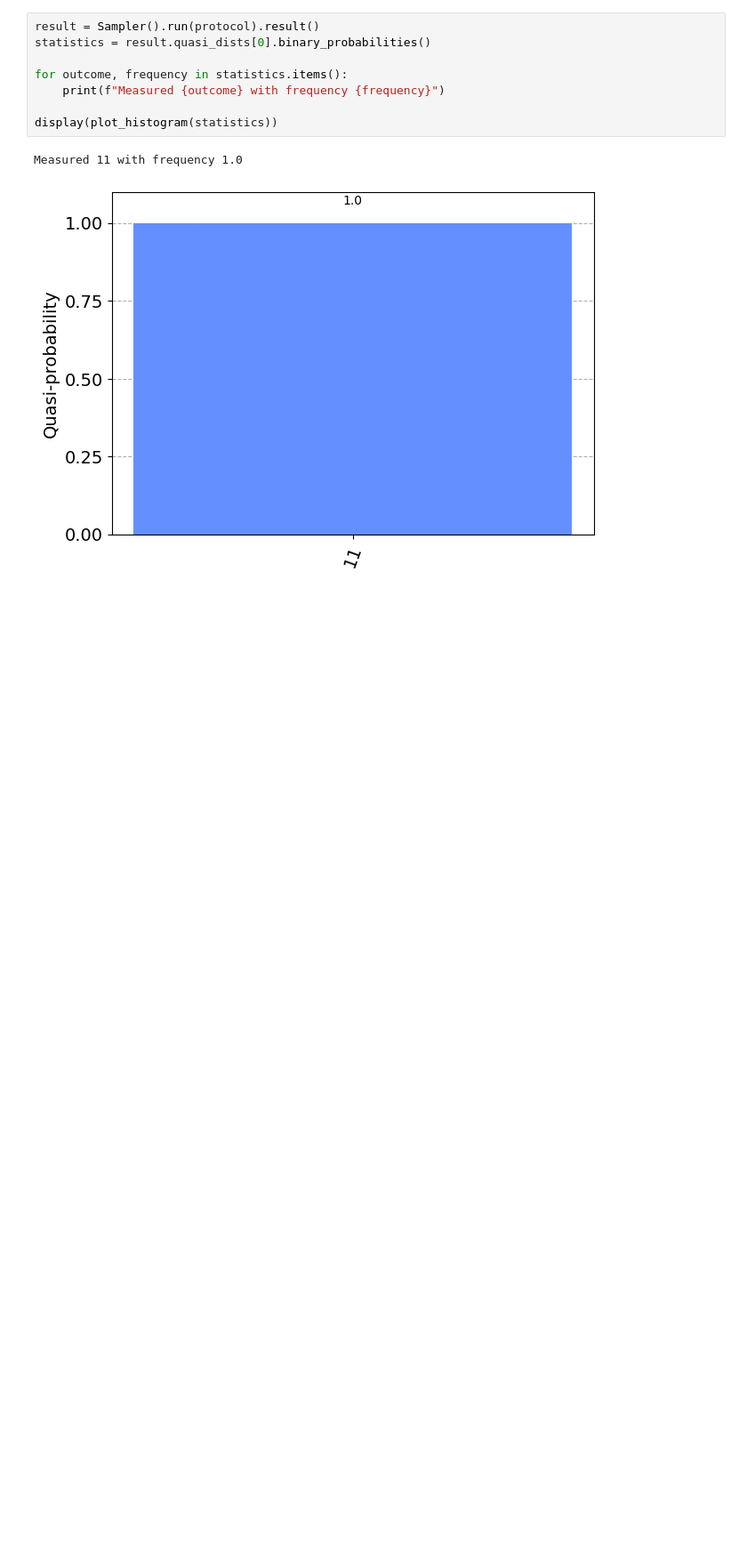
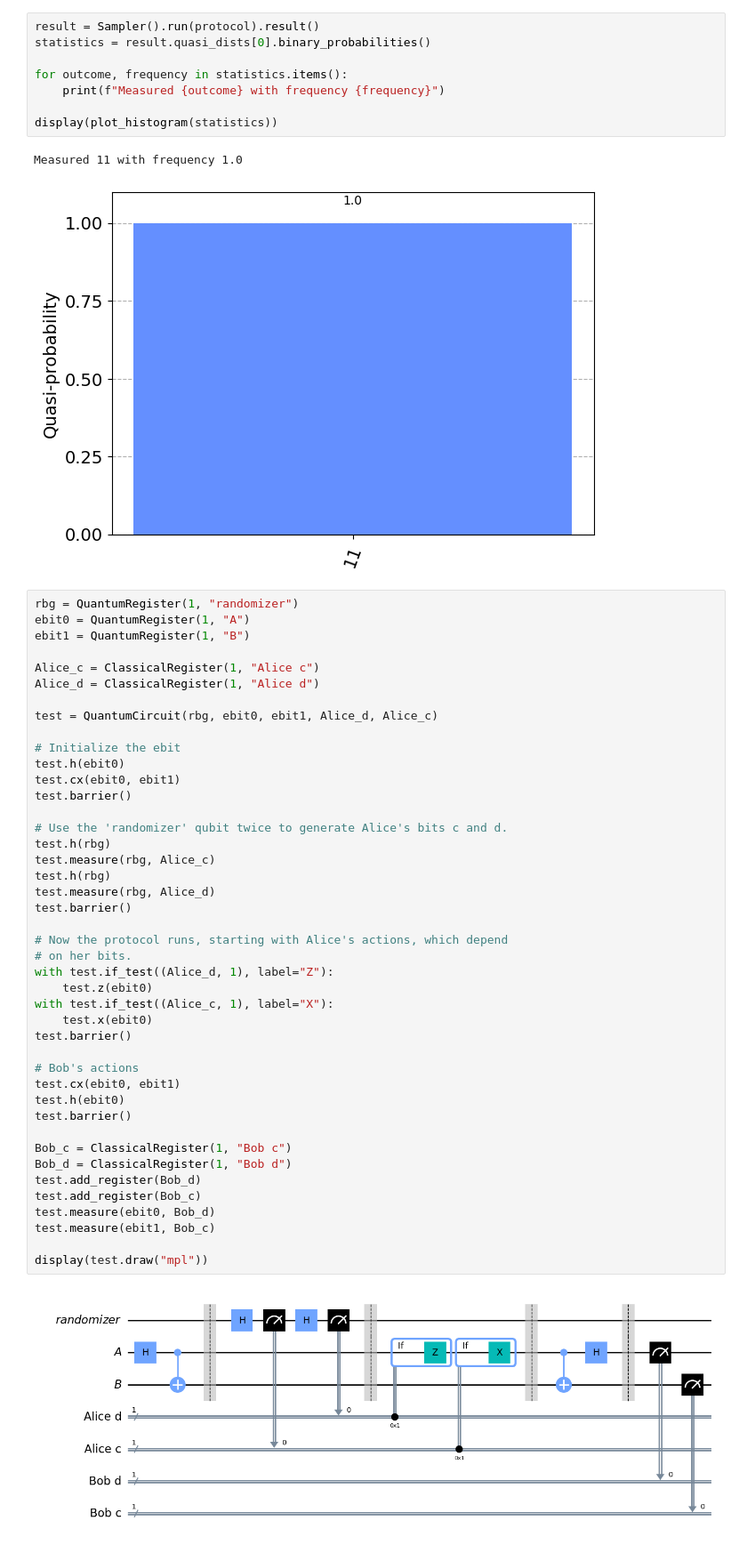
Before and after one commit to Erickype/QuantumLearning, a Jupyter notebook: BasisQuantumInformation/SuperdenseCoding.ipynb, the cells around one changed output. Shown: that part at 89% size. Drawn from its saved outputs; the diff is of its cells as text; blank space fills up the shorter version.

Commit message:
Superdense coding for random bits

```diff
--- a/BasisQuantumInformation/SuperdenseCoding.ipynb
+++ b/BasisQuantumInformation/SuperdenseCoding.ipynb
@@ -45,3 +45,48 @@ display(plot_histogram(statistics))
 # %% [output]
 Measured 11 with frequency 1.0
 [figure]
+# %%
+rbg = QuantumRegister(1, "randomizer")
+ebit0 = QuantumRegister(1, "A")
+ebit1 = QuantumRegister(1, "B")
+
+Alice_c = ClassicalRegister(1, "Alice c")
+Alice_d = ClassicalRegister(1, "Alice d")
+
+test = QuantumCircuit(rbg, ebit0, ebit1, Alice_d, Alice_c)
+
+# Initialize the ebit
+test.h(ebit0)
+test.cx(ebit0, ebit1)
+test.barrier()
+
+# Use the 'randomizer' qubit twice to generate Alice's bits c and d.
+test.h(rbg)
+test.measure(rbg, Alice_c)
+test.h(rbg)
+test.measure(rbg, Alice_d)
+test.barrier()
+
+# Now the protocol runs, starting with Alice's actions, which depend
+# on her bits.
+with test.if_test((Alice_d, 1), label="Z"):
+    test.z(ebit0)
+with test.if_test((Alice_c, 1), label="X"):
+    test.x(ebit0)
+test.barrier()
+
+# Bob's actions
+test.cx(ebit0, ebit1)
+test.h(ebit0)
+test.barrier()
+
+Bob_c = ClassicalRegister(1, "Bob c")
+Bob_d = ClassicalRegister(1, "Bob d")
+test.add_register(Bob_d)
+test.add_register(Bob_c)
+test.measure(ebit0, Bob_d)
+test.measure(ebit1, Bob_c)
+
+display(test.draw("mpl"))
+# %% [output]
+[figure, added]
```
Also changed, not shown: parts of 1 cell of this notebook.
